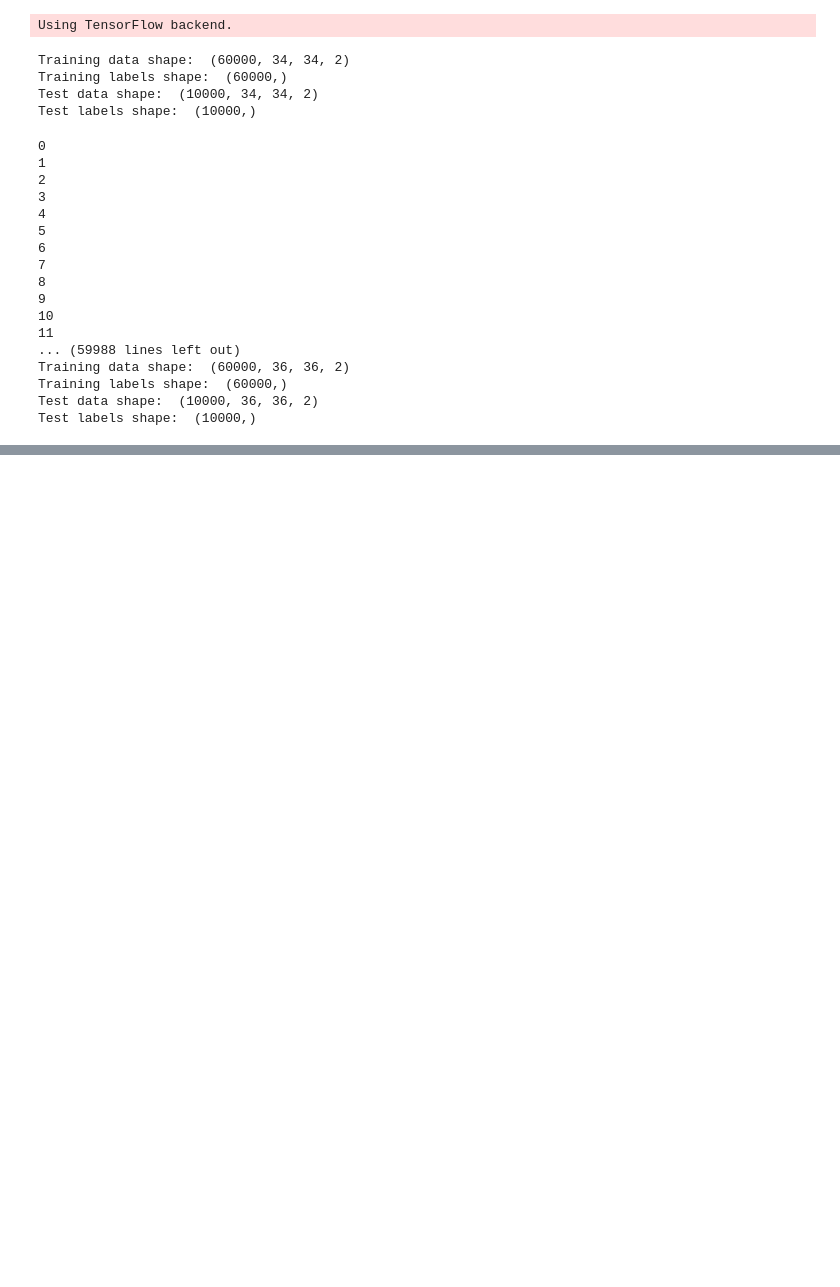
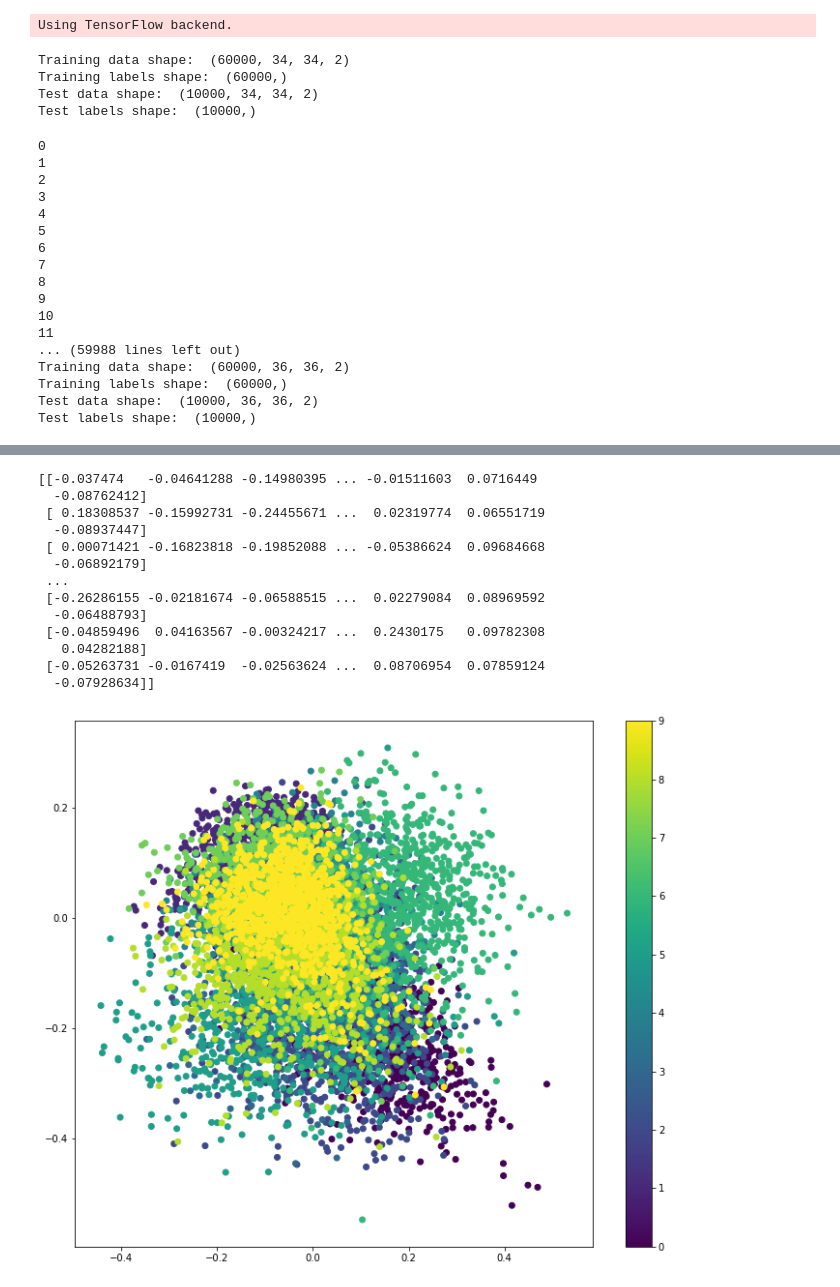
Before and after one commit to brunocalogero/LowPowerActionRecognition, a Jupyter notebook: autoencoder/Chingis_CVAE_V2.ipynb, the cells around one changed output, grey strips where cells are left out. Cells and saved outputs as stored; diff of their text form; code cells hidden in the pictures; blank space fills up the shorter version.

```diff
--- a/autoencoder/Chingis_CVAE_V2.ipynb
+++ b/autoencoder/Chingis_CVAE_V2.ipynb
@@ -481,34 +487,55 @@ def plot_results(models,
         data (tuple): test data and label
         batch_size (int): prediction batch size
         model_name (string): which model is using this function
     """
 
     encoder, decoder = models
     x_test, y_test = data
     os.makedirs(model_name, exist_ok=True)
 
     filename = os.path.join(model_name, "vae_mean.png")
     # display a 2D plot of the digit classes in the latent space
     z_mean, _, _ = encoder.predict(x_test,
                                    batch_size=batch_size)
     print(z_mean)
     plt.figure(figsize=(12, 10))
-    plt.scatter(z_mean[:, 3], z_mean[:, 4], c=y_test)
+    plt.scatter(z_mean[:, 0], z_mean[:, 1], c=y_test)
     plt.colorbar()
 #     plt.xlabel("z[0]")
 #     plt.ylabel("z[1]")
     plt.savefig(filename)
     plt.show()
 
     filename = os.path.join(model_name, "digits_over_latent.png")
     # display a 30x30 2D manifold of digits
     n = 30
     digit_size = 28
     figure = np.zeros((digit_size * n, digit_size * n))
     # linearly spaced coordinates corresponding to the 2D plot
     # of digit classes in the latent space
     grid_x = np.linspace(-4, 4, n)
     grid_y = np.linspace(-4, 4, n)[::-1]
+
+
+plot_results(models,
+                 data,
+                 batch_size=batch_size,
+                 model_name="vae_mlp")
+# %% [output]
+[[-0.037474   -0.04641288 -0.14980395 ... -0.01511603  0.0716449
+  -0.08762412]
+ [ 0.18308537 -0.15992731 -0.24455671 ...  0.02319774  0.06551719
+  -0.08937447]
+ [ 0.00071421 -0.16823818 -0.19852088 ... -0.05386624  0.09684668
+  -0.06892179]
+ ...
+ [-0.26286155 -0.02181674 -0.06588515 ...  0.02279084  0.08969592
+  -0.06488793]
+ [-0.04859496  0.04163567 -0.00324217 ...  0.2430175   0.09782308
+   0.04282188]
+ [-0.05263731 -0.0167419  -0.02563624 ...  0.08706954  0.07859124
+  -0.07928634]]
+[figure, added]
 # %%
 plot_results(models,
                  data,
```
Also changed, not shown: parts of 28 cells of this notebook.
